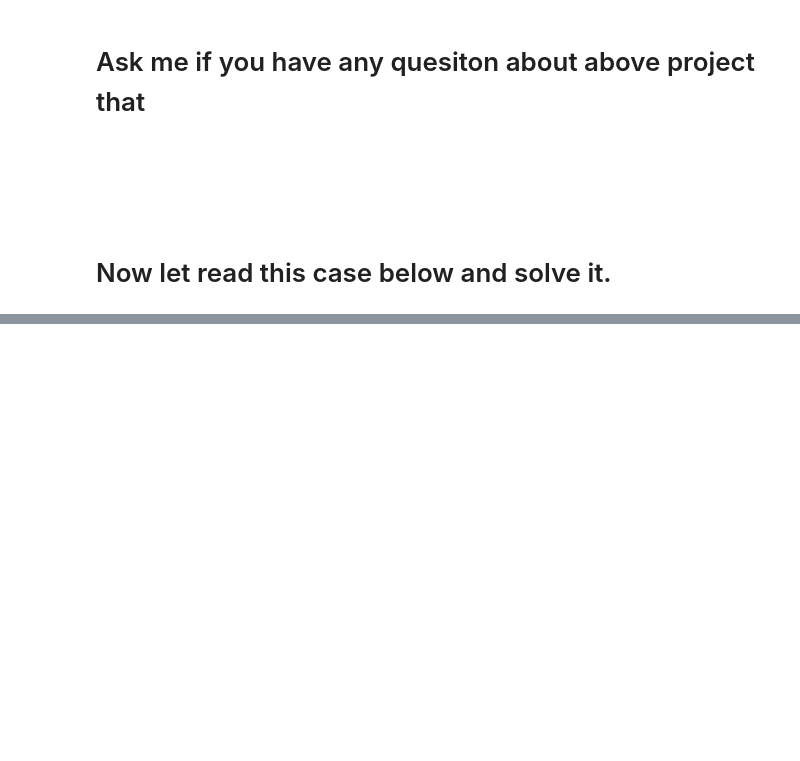
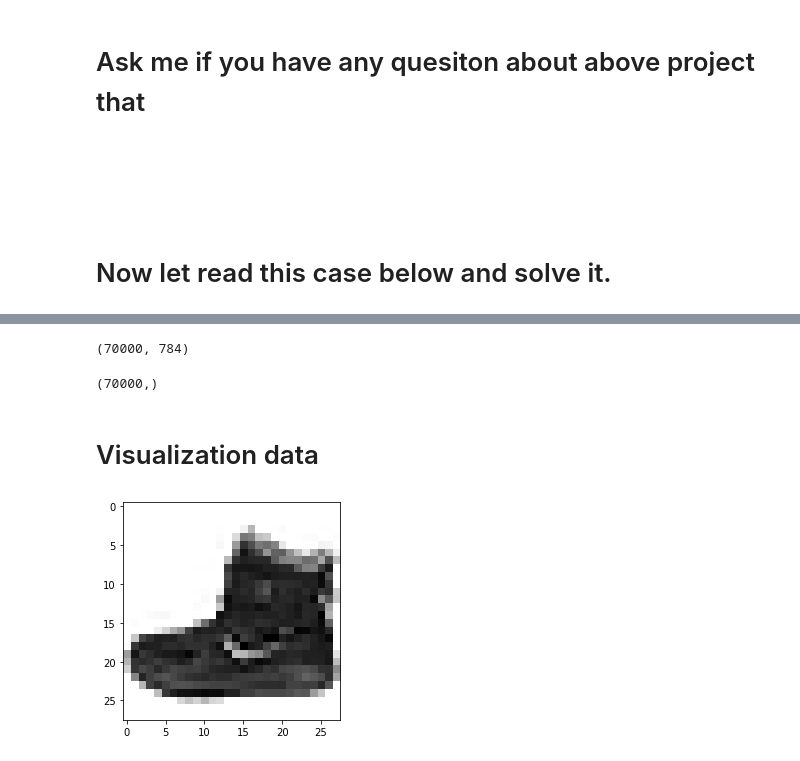
Before and after one commit to MamunTech/Artificial-Intelligence-kick-Start-Workshop, a Jupyter notebook: Artificial Intelligence kick-Start Workshop.ipynb, the cells around one changed output, grey strips where cells are left out. Saved outputs shown, nothing was run; the diff lists cells and outputs as text; code cells hidden in the pictures; blank space fills up the shorter version.

```diff
--- a/Artificial Intelligence kick-Start Workshop.ipynb
+++ b/Artificial Intelligence kick-Start Workshop.ipynb
@@ -208,0 +365,7 @@ IFrame(filepath, width=1000, height=1000)
+# %%
+#https://www.openml.org/d/40996
+mnist = fetch_openml("Fashion-MNIST")
+#If you want to learn more about the mnist dataset visit: https://www.openml.org/d/554
+#print(mnist.data[0])
+#print(mnist.data)
+mnist.keys()
@@ -208,0 +399,20 @@ IFrame(filepath, width=1000, height=1000)
+# %%
+X, y = mnist["data"], mnist["target"]
+X.shape
+# %% [output]
+(70000, 784)
+# %%
+y.shape
+# %% [output]
+(70000,)
+# %% [markdown]
+# Visualization data
+# %%
+%matplotlib inline
+some_img = X[0]   # Selecting the n'th image.like: 5000th image, or here 0 th image
+some_image = some_img.reshape(28, 28) # Reshaping it to get the 28x28 pixels
+plt.imshow(some_image, cmap = matplotlib.cm.binary, interpolation="nearest")
+#plt.axis("off")
+plt.show()
+# %% [output]
+[figure, added]
```
Also changed, not shown: parts of 54 cells of this notebook, 14 other files.
